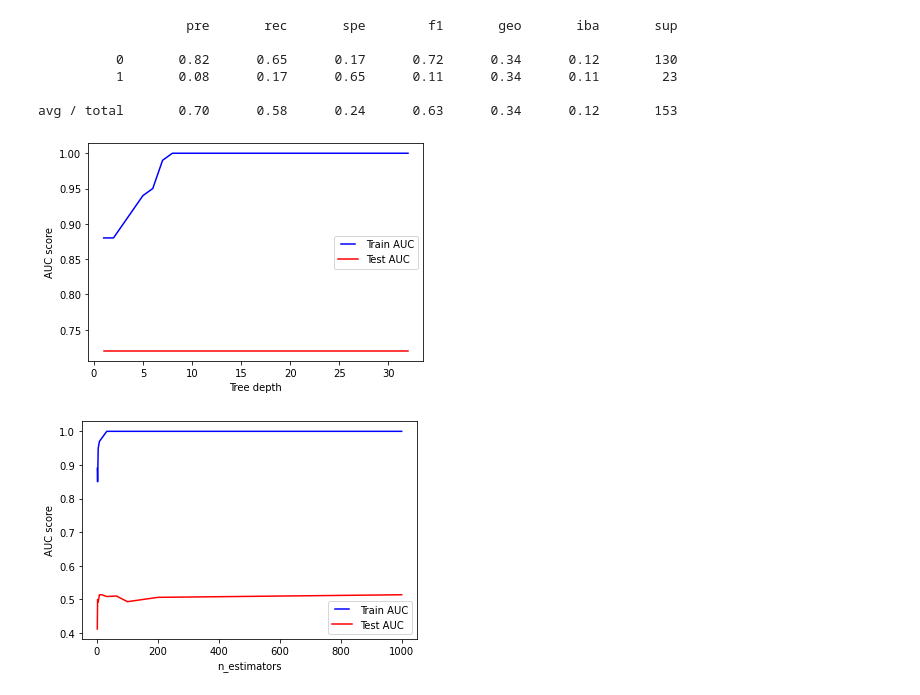
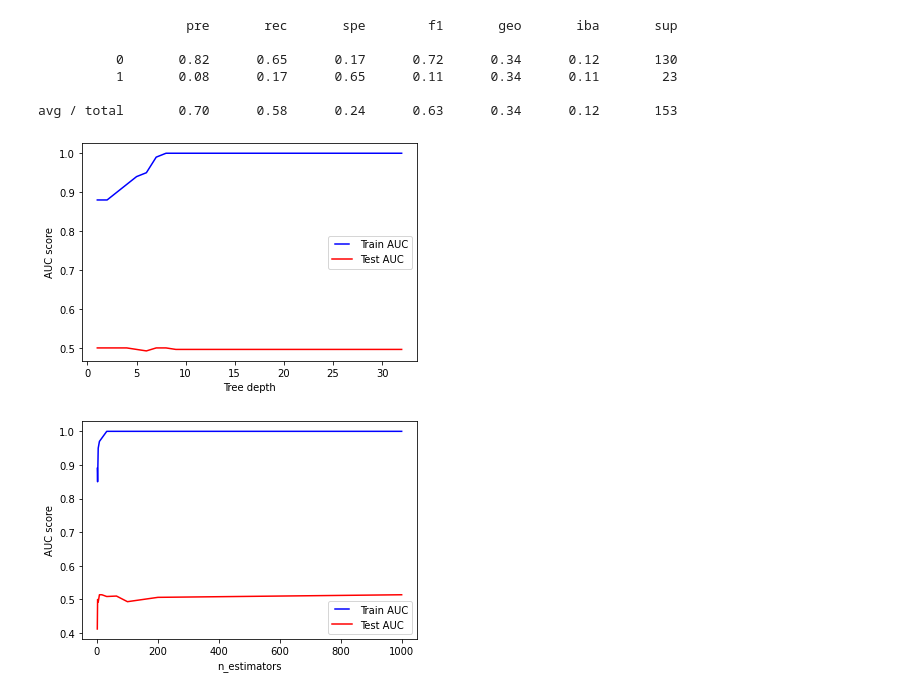
Before and after one commit to ENRICOROBLESDELRIO/data_boot_camp_final_project, a Jupyter notebook: Random_Forest_Model_100+.ipynb, the cells around one changed output. Drawn from its saved outputs; the diff is of its cells as text; code cells hidden in the pictures.

Commit message:
Random Forest - Final for y_pred =100+

```diff
--- a/Random_Forest_Model_100+.ipynb
+++ b/Random_Forest_Model_100+.ipynb
@@ -708,7 +711,7 @@ for max_depth in max_depths:
    roc_auc = auc(false_positive_rate, true_positive_rate)
    train_results.append(roc_auc)
 
-   y_pred = rf.predict(X_test_scaled)
+   y_pred = rf_model.predict(X_test_scaled)
 
    false_positive_rate, true_positive_rate, thresholds = roc_curve(y_test, y_pred)
    roc_auc = auc(false_positive_rate, true_positive_rate)
@@ -772,7 +775,7 @@ for max_leaf in max_leaf_nodes:
    roc_auc = auc(false_positive_rate, true_positive_rate)
    train_results.append(roc_auc)
 
-   y_pred = rf.predict(X_test_scaled)
+   y_pred = rf_model.predict(X_test_scaled)
 
    false_positive_rate, true_positive_rate, thresholds = roc_curve(y_test, y_pred)
    roc_auc = auc(false_positive_rate, true_positive_rate)
@@ -1040,7 +1065,7 @@ for max_depth in max_depths:
    roc_auc = auc(false_positive_rate, true_positive_rate)
    train_results.append(roc_auc)
 
-   y_pred = rf.predict(X_test_scaled)
+   y_pred = rf_model.predict(X_test_scaled)
 
    false_positive_rate, true_positive_rate, thresholds = roc_curve(y_test, y_pred)
    roc_auc = auc(false_positive_rate, true_positive_rate)
@@ -1205,34 +1230,34 @@ avg / total       0.70      0.58      0.24      0.63      0.34      0.12       1
 # %%
 # Improve model to avoid overfiting: https://medium.com/all-things-ai/in-depth-parameter-tuning-for-random-forest-d67bb7e920d
 
 max_depths = np.linspace(1, 32, 32, endpoint=True)
 train_results = []
 test_results = []
 for max_depth in max_depths:
    rf_model = RandomForestClassifier(max_depth=max_depth, random_state=42, max_leaf_nodes=20, n_jobs=-1)
    rf_model.fit(X_resampled, y_resampled)
 
    train_pred = rf_model.predict(X_resampled)
 
    false_positive_rate, true_positive_rate, thresholds = roc_curve(y_resampled, train_pred)
    roc_auc = auc(false_positive_rate, true_positive_rate)
    train_results.append(roc_auc)
 
-   y_pred = rf.predict(X_test_scaled)
+   y_pred = rf_model.predict(X_test_scaled)
 
    false_positive_rate, true_positive_rate, thresholds = roc_curve(y_test, y_pred)
    roc_auc = auc(false_positive_rate, true_positive_rate)
    test_results.append(roc_auc)
 
 from matplotlib.legend_handler import HandlerLine2D
 line1, = plt.plot(max_depths, train_results, 'b', label="Train AUC")
 line2, = plt.plot(max_depths, test_results,'r', label="Test AUC")
 plt.legend(handler_map={line1: HandlerLine2D(numpoints=2)})
 plt.ylabel("AUC score")
 plt.xlabel("Tree depth")
 plt.show()
 # %% [output]
-[figure, old version]
+[figure, new version]
 # %%
 # n_estimators to avoid overfitting:
 n_estimators = [1, 2, 4, 8, 16, 32, 64, 100, 200, 1000]
```
Also changed, not shown: parts of 9 cells of this notebook.
